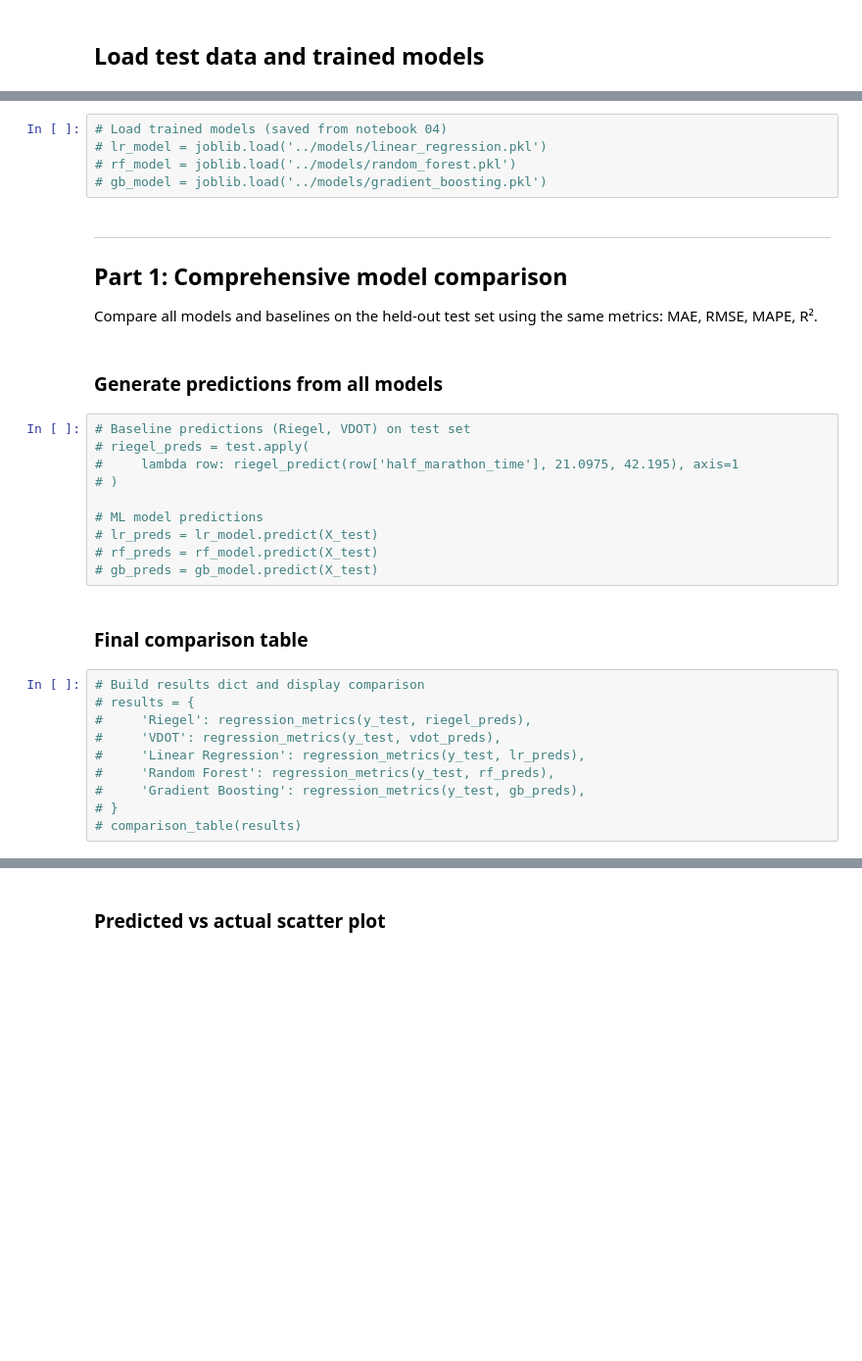
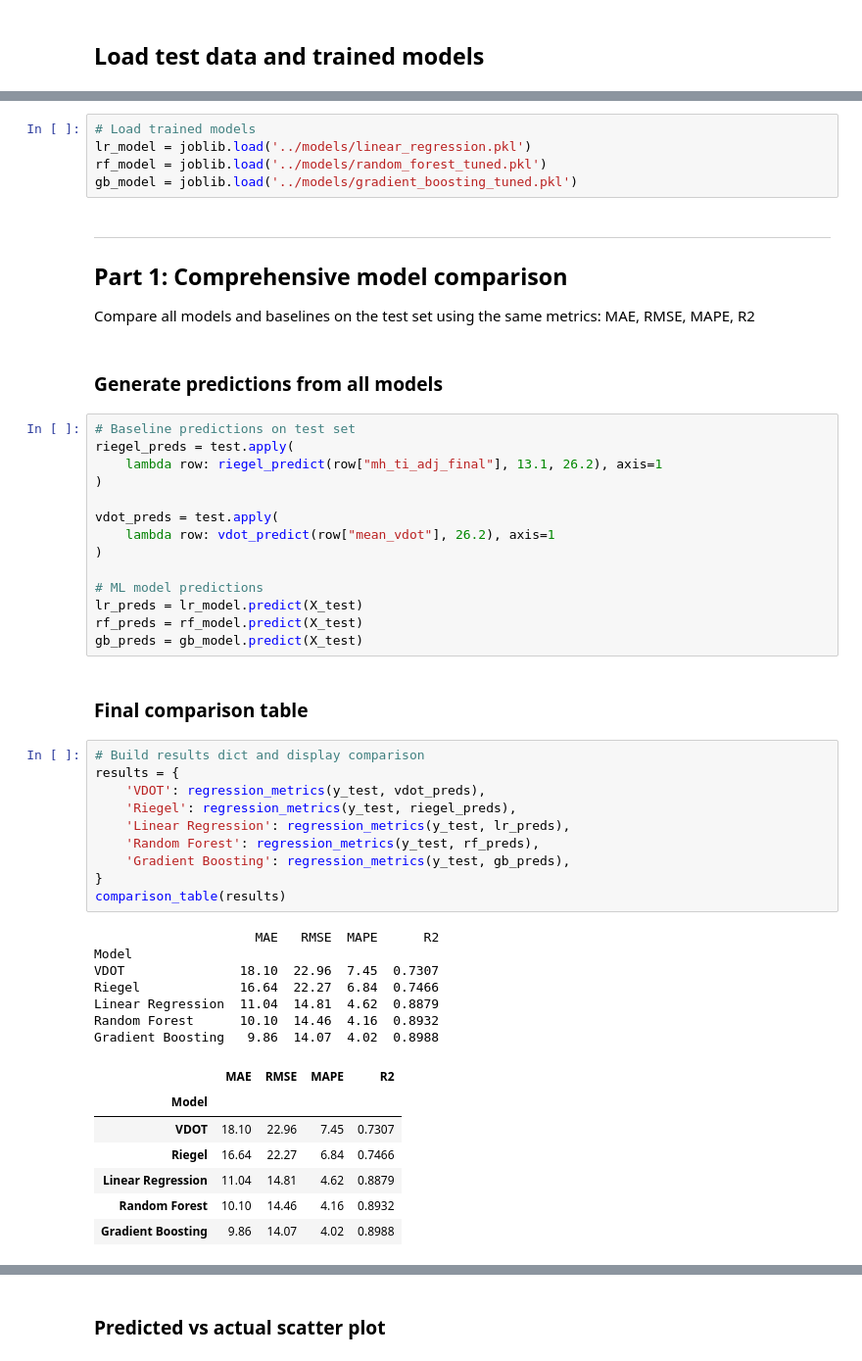
Before and after one commit to jacmil/Marathon-Pace-Predictor, a Jupyter notebook: notebooks/04_evaluation.ipynb, the cells around one changed output, grey strips where cells are left out. Shown at 98% size. Cells and saved outputs as stored; diff of their text form; blank space fills up the shorter version.

```diff
--- a/notebooks/04_evaluation.ipynb
+++ b/notebooks/04_evaluation.ipynb
@@ -40,37 +55,56 @@ print(f'Train: {train.shape}, Test: {test.shape}')
 # %%
-# Load trained models (saved from notebook 04)
-# lr_model = joblib.load('../models/linear_regression.pkl')
-# rf_model = joblib.load('../models/random_forest.pkl')
-# gb_model = joblib.load('../models/gradient_boosting.pkl')
+# Load trained models
+lr_model = joblib.load('../models/linear_regression.pkl')
+rf_model = joblib.load('../models/random_forest_tuned.pkl')
+gb_model = joblib.load('../models/gradient_boosting_tuned.pkl')
 # %% [markdown]
 ---
 
 ## Part 1: Comprehensive model comparison
 
-Compare all models and baselines on the held-out test set using the same metrics: MAE, RMSE, MAPE, R².
+Compare all models and baselines on the test set using the same metrics: MAE, RMSE, MAPE, R2
 # %% [markdown]
 ### Generate predictions from all models
 # %%
-# Baseline predictions (Riegel, VDOT) on test set
-# riegel_preds = test.apply(
-#     lambda row: riegel_predict(row['half_marathon_time'], 21.0975, 42.195), axis=1
-# )
+# Baseline predictions on test set
+riegel_preds = test.apply(
+    lambda row: riegel_predict(row["mh_ti_adj_final"], 13.1, 26.2), axis=1
+)
+
+vdot_preds = test.apply(
+    lambda row: vdot_predict(row["mean_vdot"], 26.2), axis=1
+)
 
 # ML model predictions
-# lr_preds = lr_model.predict(X_test)
-# rf_preds = rf_model.predict(X_test)
-# gb_preds = gb_model.predict(X_test)
+lr_preds = lr_model.predict(X_test)
+rf_preds = rf_model.predict(X_test)
+gb_preds = gb_model.predict(X_test)
 # %% [markdown]
 ### Final comparison table
 # %%
 # Build results dict and display comparison
-# results = {
-#     'Riegel': regression_metrics(y_test, riegel_preds),
-#     'VDOT': regression_metrics(y_test, vdot_preds),
-#     'Linear Regression': regression_metrics(y_test, lr_preds),
-#     'Random Forest': regression_metrics(y_test, rf_preds),
-#     'Gradient Boosting': regression_metrics(y_test, gb_preds),
-# }
-# comparison_table(results)
+results = {
+    'VDOT': regression_metrics(y_test, vdot_preds),
+    'Riegel': regression_metrics(y_test, riegel_preds),
+    'Linear Regression': regression_metrics(y_test, lr_preds),
+    'Random Forest': regression_metrics(y_test, rf_preds),
+    'Gradient Boosting': regression_metrics(y_test, gb_preds),
+}
+comparison_table(results)
+# %% [output]
+                     MAE   RMSE  MAPE      R2
+Model
+VDOT               18.10  22.96  7.45  0.7307
+Riegel             16.64  22.27  6.84  0.7466
+Linear Regression  11.04  14.81  4.62  0.8879
+Random Forest      10.10  14.46  4.16  0.8932
+Gradient Boosting   9.86  14.07  4.02  0.8988
+|  | MAE | RMSE | MAPE | R2 |
+| Model |  |  |  |  |
+| VDOT | 18.10 | 22.96 | 7.45 | 0.7307 |
+| Riegel | 16.64 | 22.27 | 6.84 | 0.7466 |
+| Linear Regression | 11.04 | 14.81 | 4.62 | 0.8879 |
+| Random Forest | 10.10 | 14.46 | 4.16 | 0.8932 |
+| Gradient Boosting | 9.86 | 14.07 | 4.02 | 0.8988 |
 # %%
 # Improvement over Riegel: percentage reduction in MAE
```
Also changed, not shown: parts of 12 cells of this notebook, 2 other files.
